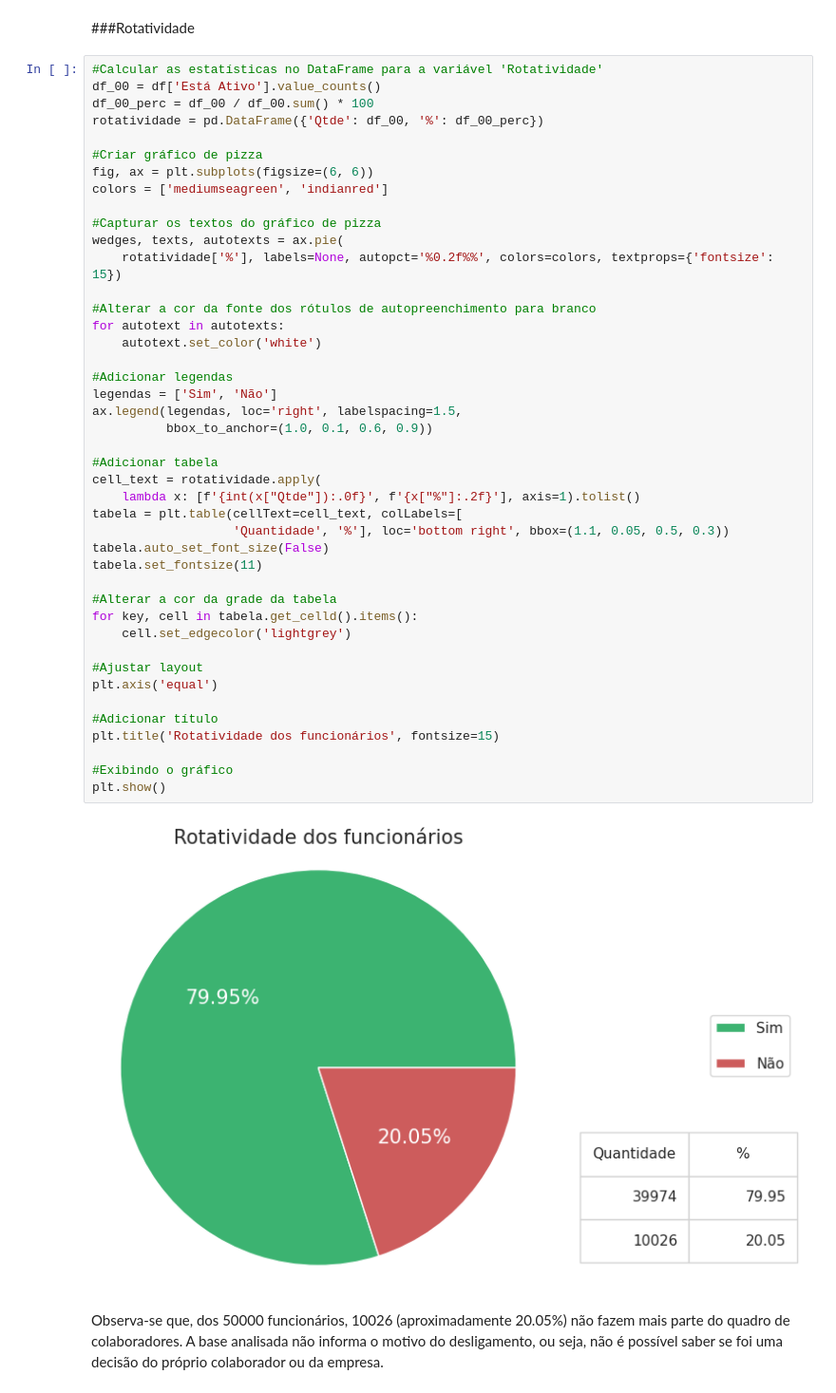
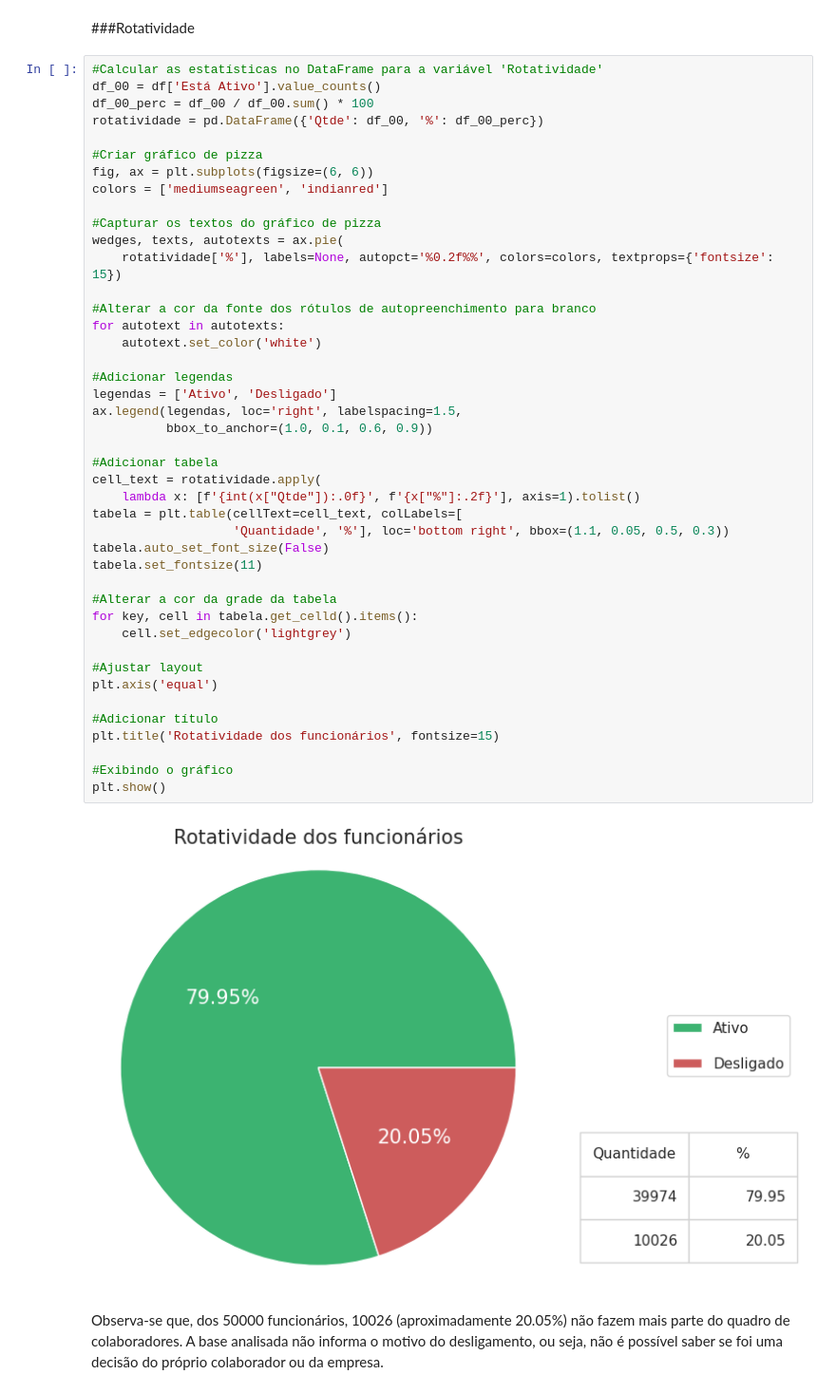
Before and after one commit to pela-andrea/people-analytics-case, a Jupyter notebook: scripts/03_analise_de_dados.ipynb, the cells around one changed output. Shown at 95% size. Drawn from its saved outputs; the diff is of its cells as text.

```diff
--- a/scripts/03_analise_de_dados.ipynb
+++ b/scripts/03_analise_de_dados.ipynb
@@ -277,35 +277,35 @@ wedges, texts, autotexts = ax.pie(
 
 #Alterar a cor da fonte dos rótulos de autopreenchimento para branco
 for autotext in autotexts:
     autotext.set_color('white')
 
 #Adicionar legendas
-legendas = ['Sim', 'Não']
+legendas = ['Ativo', 'Desligado']
 ax.legend(legendas, loc='right', labelspacing=1.5,
           bbox_to_anchor=(1.0, 0.1, 0.6, 0.9))
 
 #Adicionar tabela
 cell_text = rotatividade.apply(
     lambda x: [f'{int(x["Qtde"]):.0f}', f'{x["%"]:.2f}'], axis=1).tolist()
 tabela = plt.table(cellText=cell_text, colLabels=[
                    'Quantidade', '%'], loc='bottom right', bbox=(1.1, 0.05, 0.5, 0.3))
 tabela.auto_set_font_size(False)
 tabela.set_fontsize(11)
 
 #Alterar a cor da grade da tabela
 for key, cell in tabela.get_celld().items():
     cell.set_edgecolor('lightgrey')
 
 #Ajustar layout
 plt.axis('equal')
 
 #Adicionar título
 plt.title('Rotatividade dos funcionários', fontsize=15)
 
 #Exibindo o gráfico
 plt.show()
 # %% [output]
-[figure, old version]
+[figure, new version]
 # %% [markdown]
 Observa-se que, dos 50000 funcionários, 10026 (aproximadamente 20.05%) não fazem mais parte do quadro de colaboradores. A base analisada não informa o motivo do desligamento, ou seja, não é possível saber se foi uma decisão do próprio colaborador ou da empresa.
 # %% [markdown]
```
Also changed, not shown: parts of 9 cells of this notebook.
